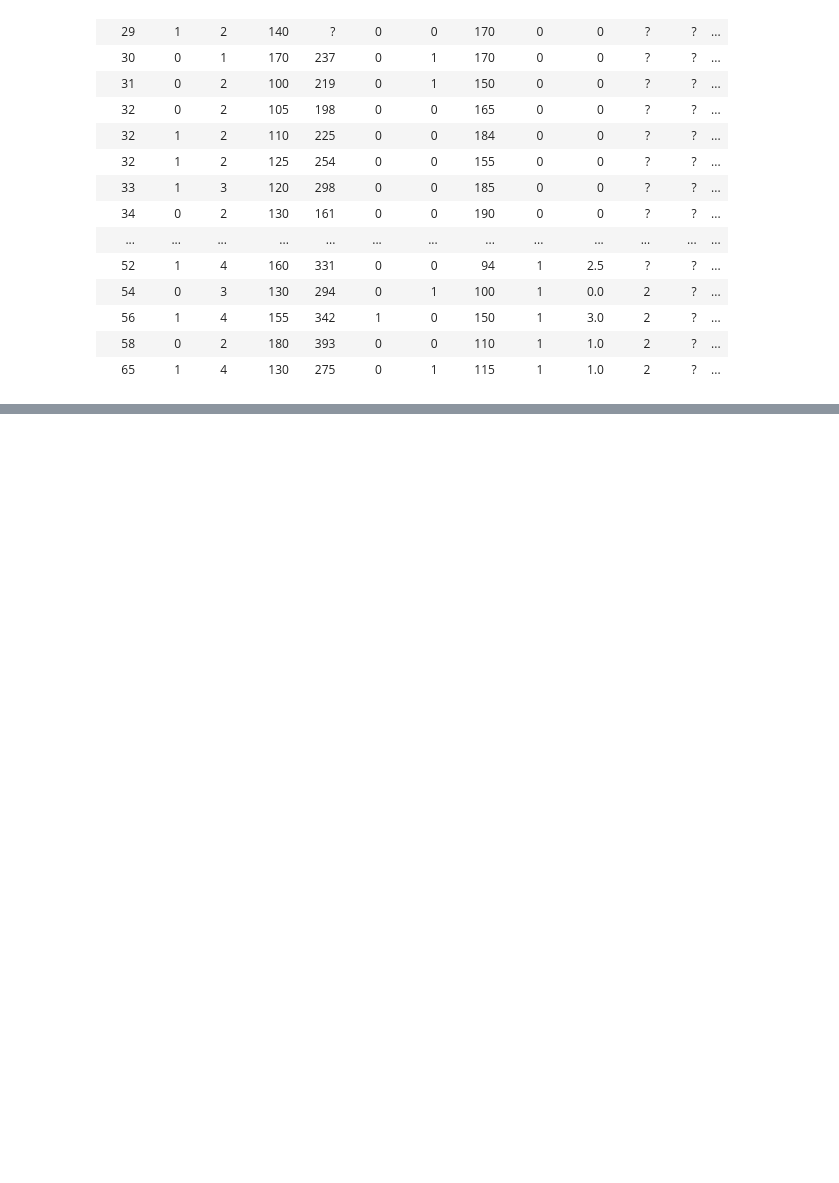
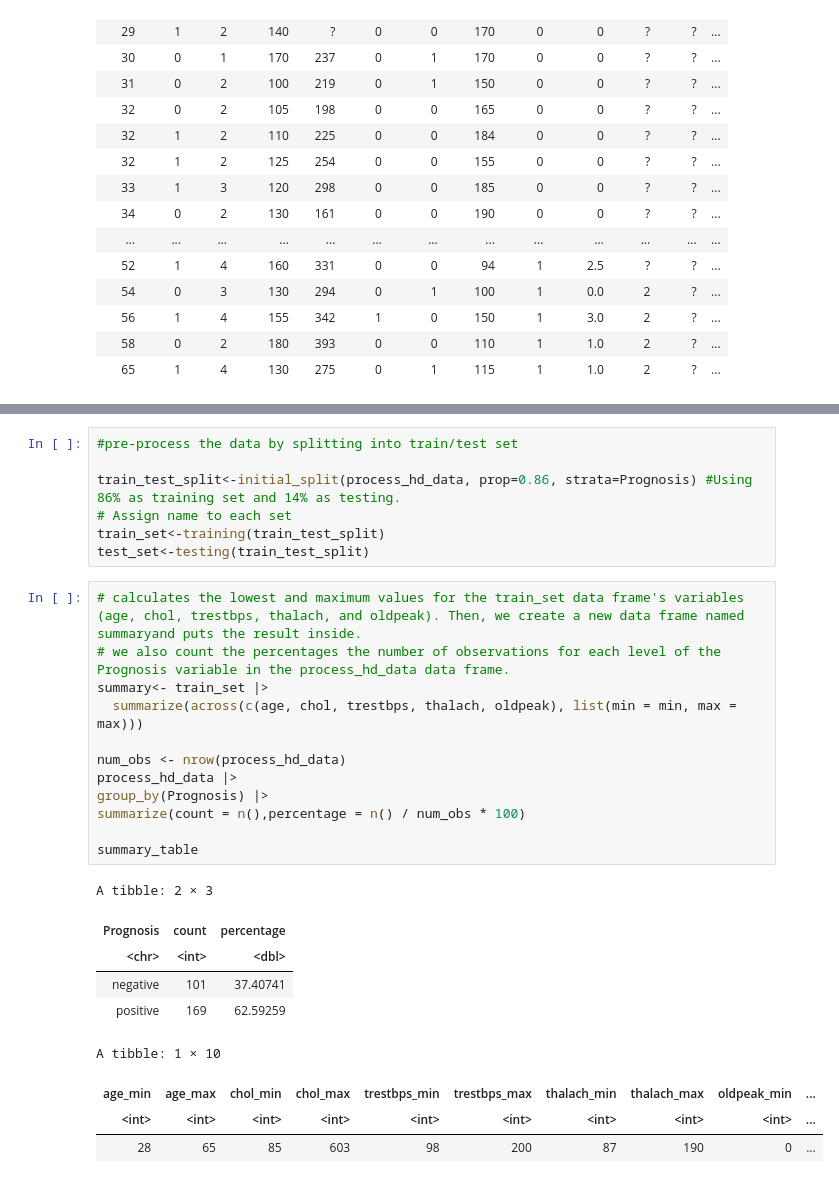
Before and after one commit to yfz1012577262/toy_ds_project, a Jupyter notebook: project_proposal.ipynb/project_prop.ipynb, the cells around one changed output, grey strips where cells are left out. Drawn from its saved outputs; the diff is of its cells as text; blank space fills up the shorter version.

```diff
--- a/project_proposal.ipynb/project_prop.ipynb
+++ b/project_proposal.ipynb/project_prop.ipynb
@@ -54,0 +96,29 @@ Caused by error:
+# %%
+#pre-process the data by splitting into train/test set
+
+train_test_split<-initial_split(process_hd_data, prop=0.86, strata=Prognosis) #Using 86% as training set and 14% as testing.
+# Assign name to each set
+train_set<-training(train_test_split)
+test_set<-testing(train_test_split)
+# %%
+# calculates the lowest and maximum values for the train_set data frame's variables (age, chol, trestbps, thalach, and oldpeak). Then, we create a new data frame named summaryand puts the result inside.
+# we also count the percentages the number of observations for each level of the Prognosis variable in the process_hd_data data frame.
+summary<- train_set |>
+  summarize(across(c(age, chol, trestbps, thalach, oldpeak), list(min = min, max = max)))
+
+num_obs <- nrow(process_hd_data)
+process_hd_data |>
+group_by(Prognosis) |>
+summarize(count = n(),percentage = n() / num_obs * 100)
+
+summary_table
+# %% [output]
+A tibble: 2 × 3
+| Prognosis | count | percentage |
+| <chr> | <int> | <dbl> |
+| negative | 101 | 37.40741 |
+| positive | 169 | 62.59259 |
+A tibble: 1 × 10
+| age_min | age_max | chol_min | chol_max | trestbps_min | trestbps_max | thalach_min | thalach_max | oldpeak_min | ... |
+| <int> | <int> | <int> | <int> | <int> | <int> | <int> | <int> | <int> | ... |
+| 28 | 65 | 85 | 603 | 98 | 200 | 87 | 190 | 0 | ... |
```
Also changed, not shown: parts of 2 cells of this notebook.
